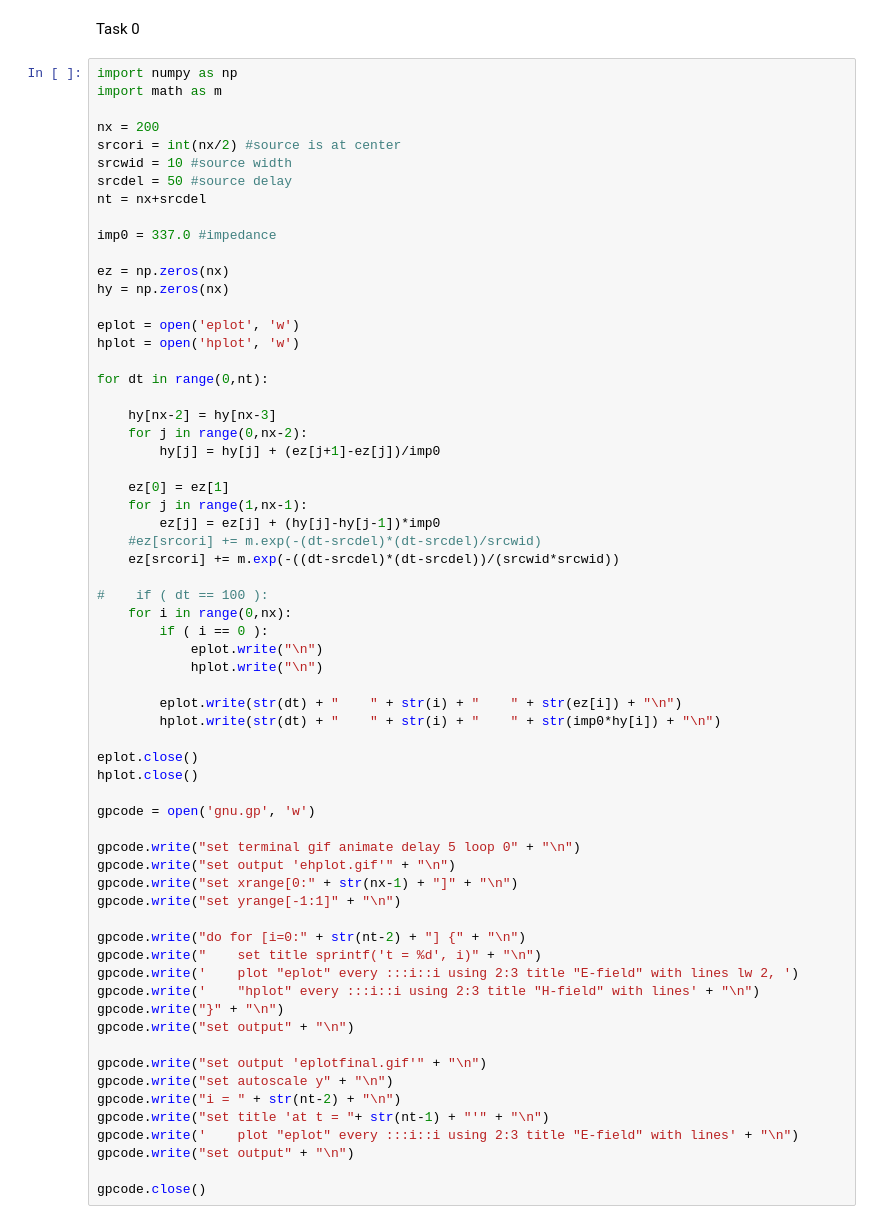
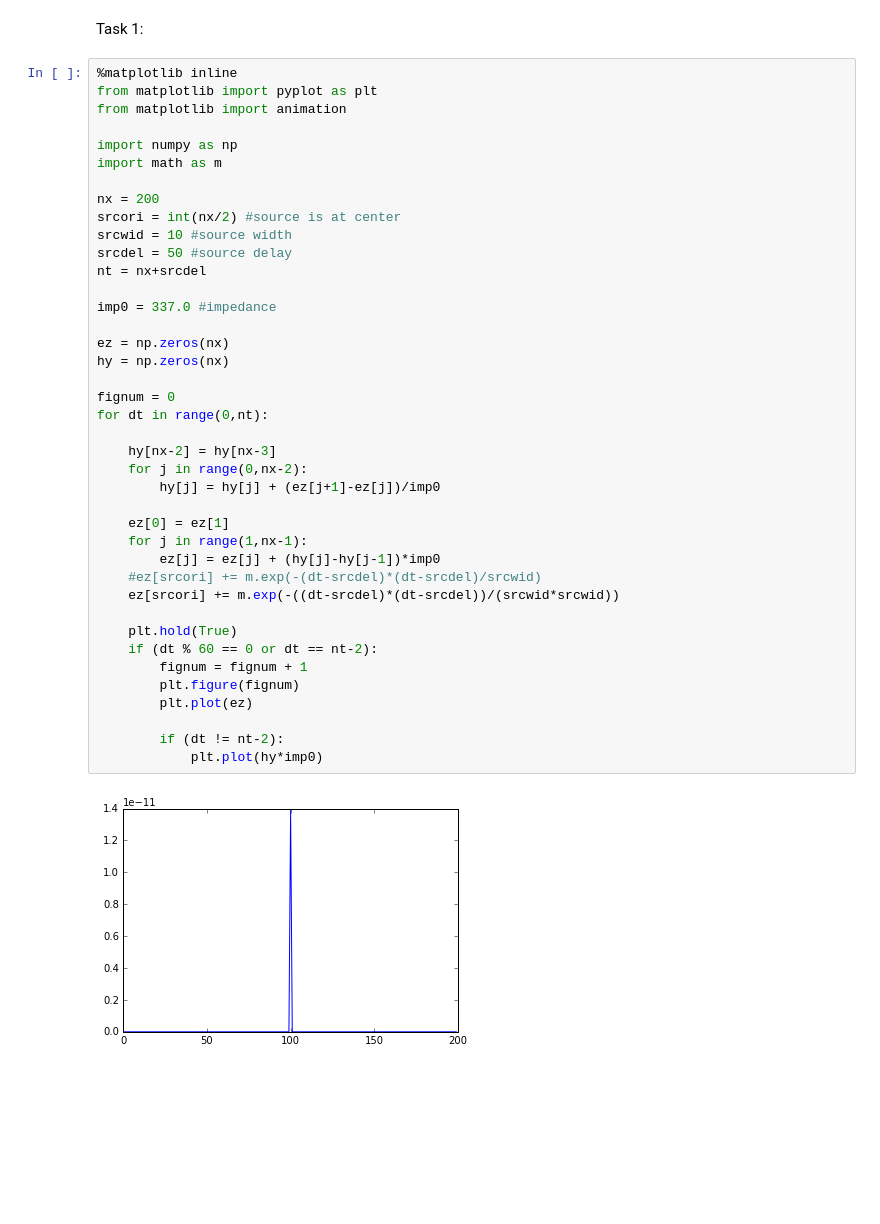
Before and after one commit to fazdal/fdtd-fdfd, a Jupyter notebook: fdtd/task1/task0-Copy1.ipynb, the cells around one changed output. Cells and saved outputs as stored; diff of their text form; blank space fills up the shorter version.

Commit message:
now with matplotlib

```diff
--- a/fdtd/task1/task0-Copy1.ipynb
+++ b/fdtd/task1/task0-Copy1.ipynb
@@ -1,66 +1,44 @@
 # %% [markdown]
-Task 0
+Task 1:
 # %%
+%matplotlib inline
+from matplotlib import pyplot as plt
+from matplotlib import animation
+
 import numpy as np
 import math as m
 
 nx = 200
 srcori = int(nx/2) #source is at center
 srcwid = 10 #source width
 srcdel = 50 #source delay
 nt = nx+srcdel
 
 imp0 = 337.0 #impedance
 
 ez = np.zeros(nx)
 hy = np.zeros(nx)
 
-eplot = open('eplot', 'w')
-hplot = open('hplot', 'w')
-
+fignum = 0
 for dt in range(0,nt):
 
     hy[nx-2] = hy[nx-3]
     for j in range(0,nx-2):
         hy[j] = hy[j] + (ez[j+1]-ez[j])/imp0
 
     ez[0] = ez[1]
     for j in range(1,nx-1):
         ez[j] = ez[j] + (hy[j]-hy[j-1])*imp0
     #ez[srcori] += m.exp(-(dt-srcdel)*(dt-srcdel)/srcwid)
     ez[srcori] += m.exp(-((dt-srcdel)*(dt-srcdel))/(srcwid*srcwid))
 
-#    if ( dt == 100 ):
-    for i in range(0,nx):
-        if ( i == 0 ):
-            eplot.write("\n")
-            hplot.write("\n")
+    plt.hold(True)
+    if (dt % 60 == 0 or dt == nt-2):
+        fignum = fignum + 1
+        plt.figure(fignum)
+        plt.plot(ez)
 
-        eplot.write(str(dt) + "    " + str(i) + "    " + str(ez[i]) + "\n")
-        hplot.write(str(dt) + "    " + str(i) + "    " + str(imp0*hy[i]) + "\n")
-
-eplot.close()
-hplot.close()
-
-gpcode = open('gnu.gp', 'w')
-
-gpcode.write("set terminal gif animate delay 5 loop 0" + "\n")
-gpcode.write("set output 'ehplot.gif'" + "\n")
-gpcode.write("set xrange[0:" + str(nx-1) + "]" + "\n")
-gpcode.write("set yrange[-1:1]" + "\n")
-
-gpcode.write("do for [i=0:" + str(nt-2) + "] {" + "\n")
-gpcode.write("    set title sprintf('t = %d', i)" + "\n")
-gpcode.write('    plot "eplot" every :::i::i using 2:3 title "E-field" with lines lw 2, ')
-gpcode.write('    "hplot" every :::i::i using 2:3 title "H-field" with lines' + "\n")
-gpcode.write("}" + "\n")
-gpcode.write("set output" + "\n")
-
-gpcode.write("set output 'eplotfinal.gif'" + "\n")
-gpcode.write("set autoscale y" + "\n")
-gpcode.write("i = " + str(nt-2) + "\n")
-gpcode.write("set title 'at t = "+ str(nt-1) + "'" + "\n")
-gpcode.write('    plot "eplot" every :::i::i using 2:3 title "E-field" with lines' + "\n")
-gpcode.write("set output" + "\n")
-
-gpcode.close()
+        if (dt != nt-2):
+            plt.plot(hy*imp0)
+# %% [output]
+[figure, added]
```
Also changed, not shown: parts of 1 cell of this notebook, 23 other files.
